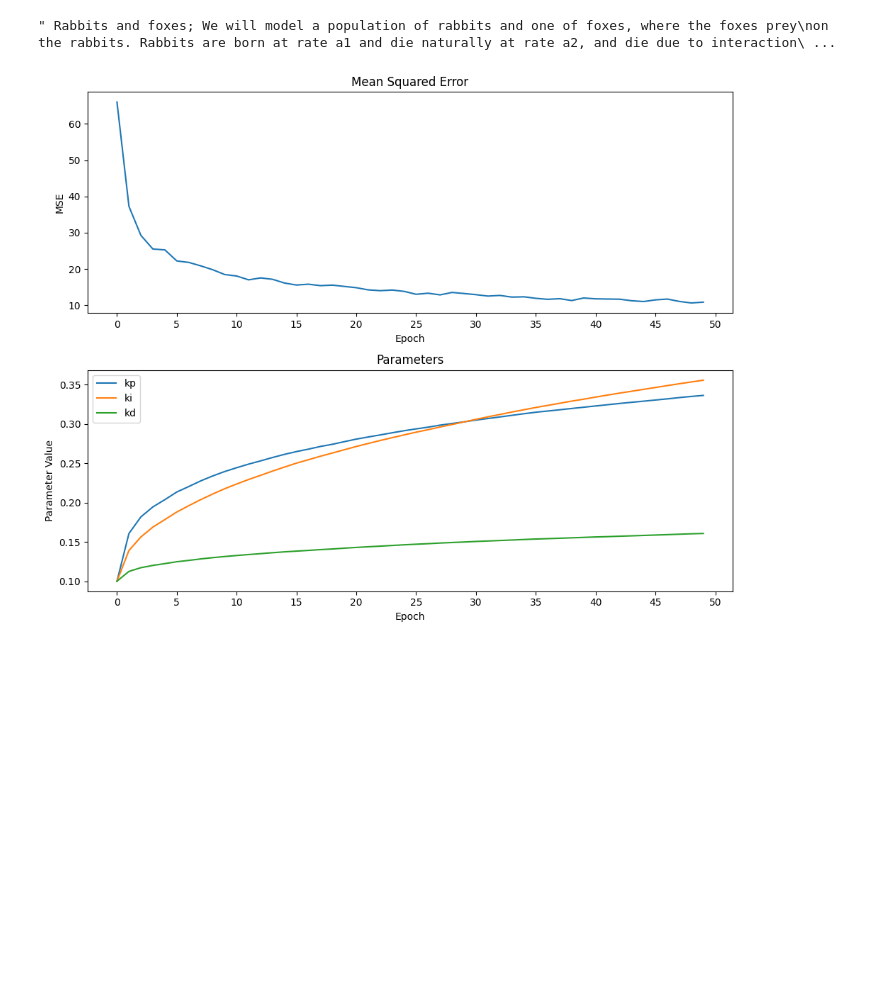
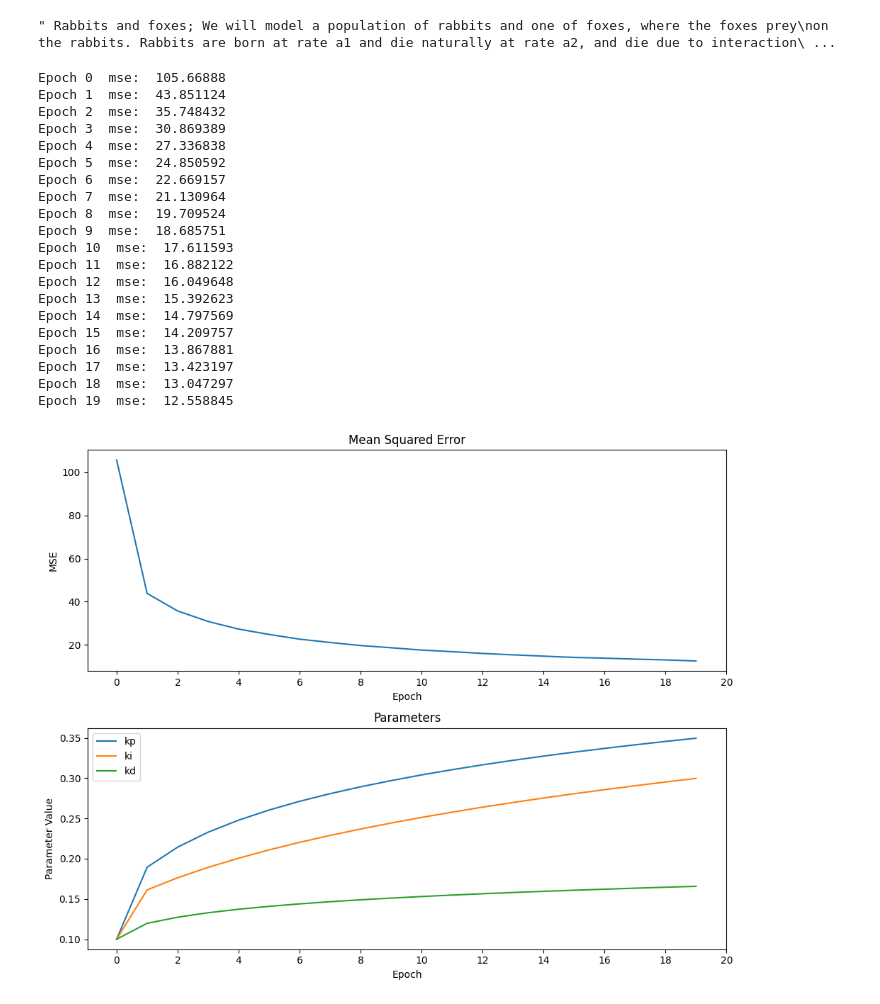
Before and after one commit to elibir/it3105-jax-project, a Jupyter notebook: notebooks/classic_pid_demo.ipynb, the cells around one changed output. Drawn from its saved outputs; the diff is of its cells as text; code cells hidden in the pictures; blank space fills up the shorter version.

```diff
--- a/notebooks/classic_pid_demo.ipynb
+++ b/notebooks/classic_pid_demo.ipynb
@@ -87,30 +87,50 @@ ever gets lower than 1 individual.
 # %%
 ### Rabbit population params:
 a1 = 0.35     # rabbit birth rate
 a2 = 0.01     # rabbit natural death rate
 a3 = 0.05     # rabbit killed by fox rate
 a4 = 0.3      # rabbit external birthrate factors param 1
 a5 = 0.4      # rabbit external birthrate factors param 2
 b1 = 0.3      # fox natural death rate
 b2 = 0.015    # fox birthrate
 rabbit_start_population = 26
 fox_start_population = 3
 
 ### ConSys params:
-no_epochs = 50
-timesteps_per_epoch = 50
+no_epochs = 20
+timesteps_per_epoch = 20
 learning_rate = 0.0001
-min_noise_value = -0.1
-max_noise_value = 0.1
+min_noise_value = -0.01
+max_noise_value = 0.01
 
 ### Controller params:
 controller_params = [0.1, 0.1, 0.1]     # kp, ki, kd
 
 controller = ClassicPidController()
 plant = Rabbits(a1, a2, a3, a4, a5, b1, b2, rabbit_start_population, fox_start_population)
 consys = ConSys(controller, plant, no_epochs, timesteps_per_epoch, learning_rate, min_noise_value, max_noise_value)
-mse_list, params_matrix = consys.simulate(controller_params)
+mse_list, params_matrix = consys.simulate(controller_params, verbose=True)
 
 plot_classic_pid(mse_list, params_matrix)
 # %% [output]
+Epoch 0  mse:  105.66888
+Epoch 1  mse:  43.851124
+Epoch 2  mse:  35.748432
+Epoch 3  mse:  30.869389
+Epoch 4  mse:  27.336838
+Epoch 5  mse:  24.850592
+Epoch 6  mse:  22.669157
+Epoch 7  mse:  21.130964
+Epoch 8  mse:  19.709524
+Epoch 9  mse:  18.685751
+Epoch 10  mse:  17.611593
+Epoch 11  mse:  16.882122
+Epoch 12  mse:  16.049648
+Epoch 13  mse:  15.392623
+Epoch 14  mse:  14.797569
+Epoch 15  mse:  14.209757
+Epoch 16  mse:  13.867881
+Epoch 17  mse:  13.423197
+Epoch 18  mse:  13.047297
+Epoch 19  mse:  12.558845
-[figure, old version]
+[figure, new version]
```
Also changed, not shown: parts of 2 cells of this notebook, 6 other files.
